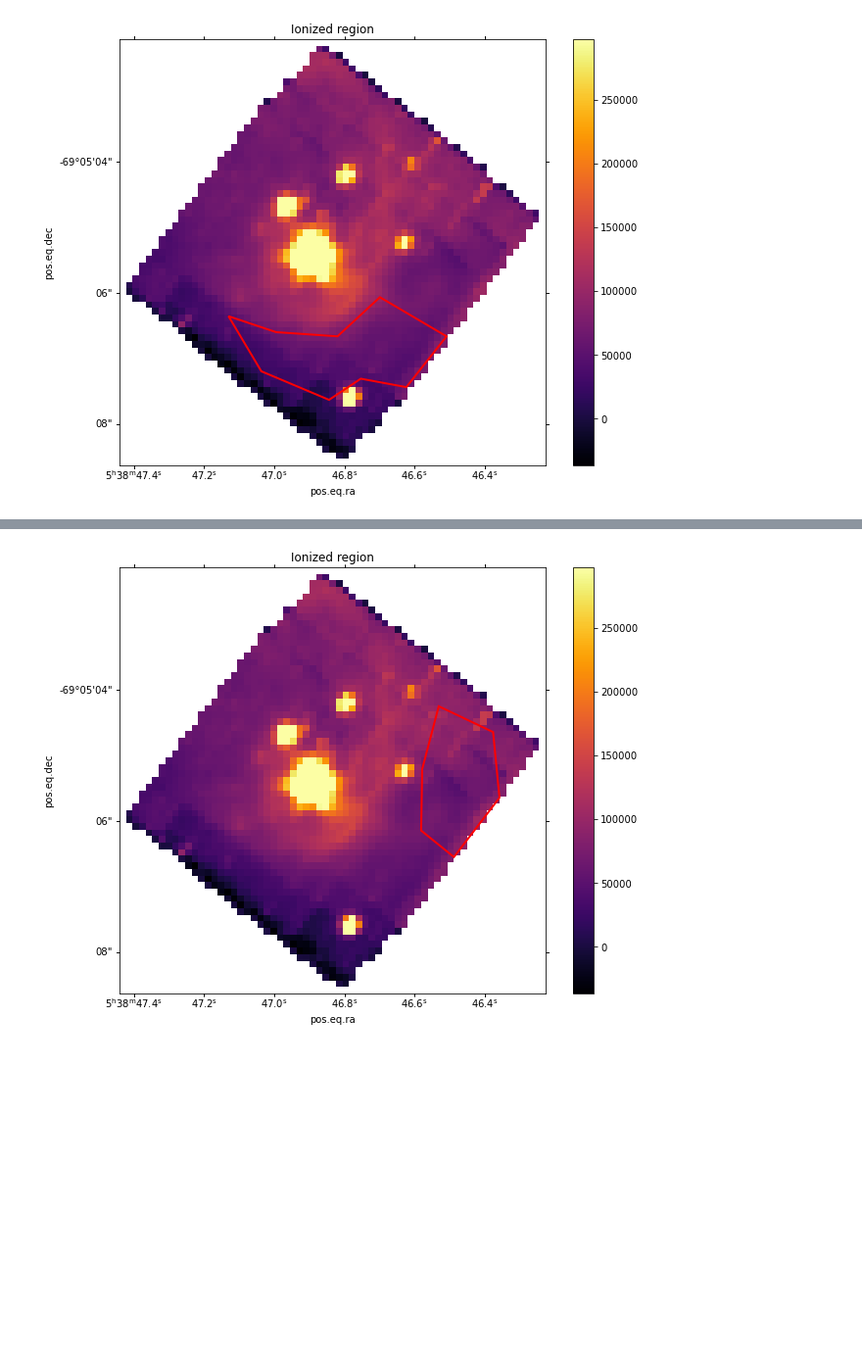
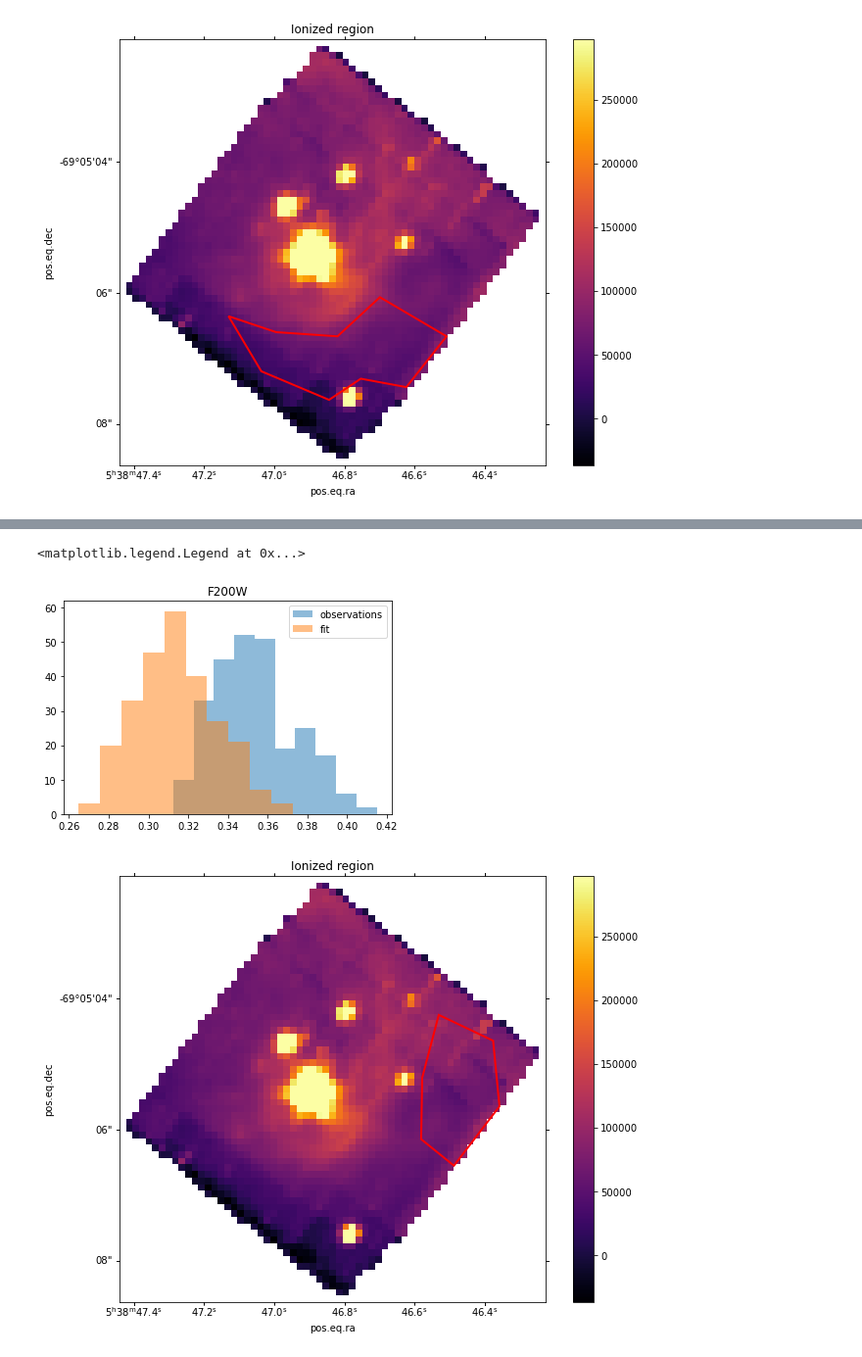
Before and after one commit to will-henney/globule-seminario, a Jupyter notebook: 30Doradus/Fit_to_spectrum_of_NIRSpec.ipynb, the cells around one changed output, grey strips where cells are left out. Shown at 98% size. Cells and saved outputs as stored; diff of their text form; code cells hidden in the pictures; blank space fills up the shorter version.

```diff
--- a/30Doradus/Fit_to_spectrum_of_NIRSpec.ipynb
+++ b/30Doradus/Fit_to_spectrum_of_NIRSpec.ipynb
@@ -422,3 +413,11 @@ For  Br gamma
+# %%
+plt.hist(r2_200,alpha=0.5,label='observations')
+plt.hist(r2_200_fit,alpha=0.5,label='fit')
+plt.title('F200W')
+plt.legend()
+# %% [output]
+<matplotlib.legend.Legend at 0x...>
+[figure, added]
 # %%
 '''The next region'''
 region_pix = regions[2].to_pixel(wcs_N)
```
Also changed, not shown: parts of 25 cells of this notebook.
